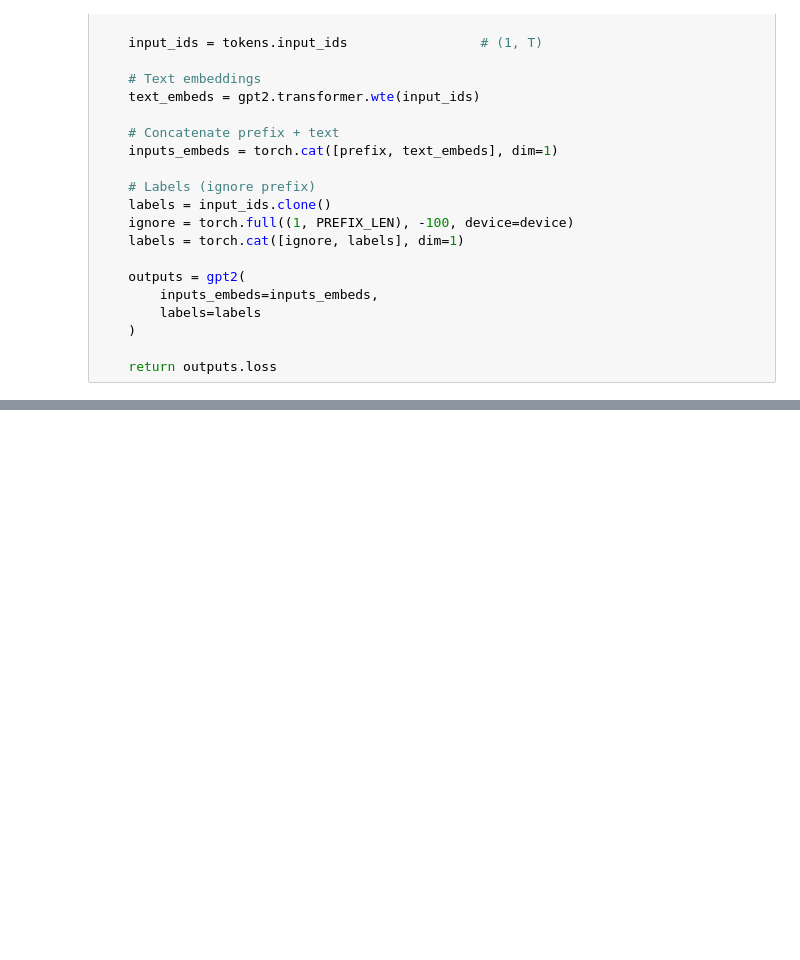
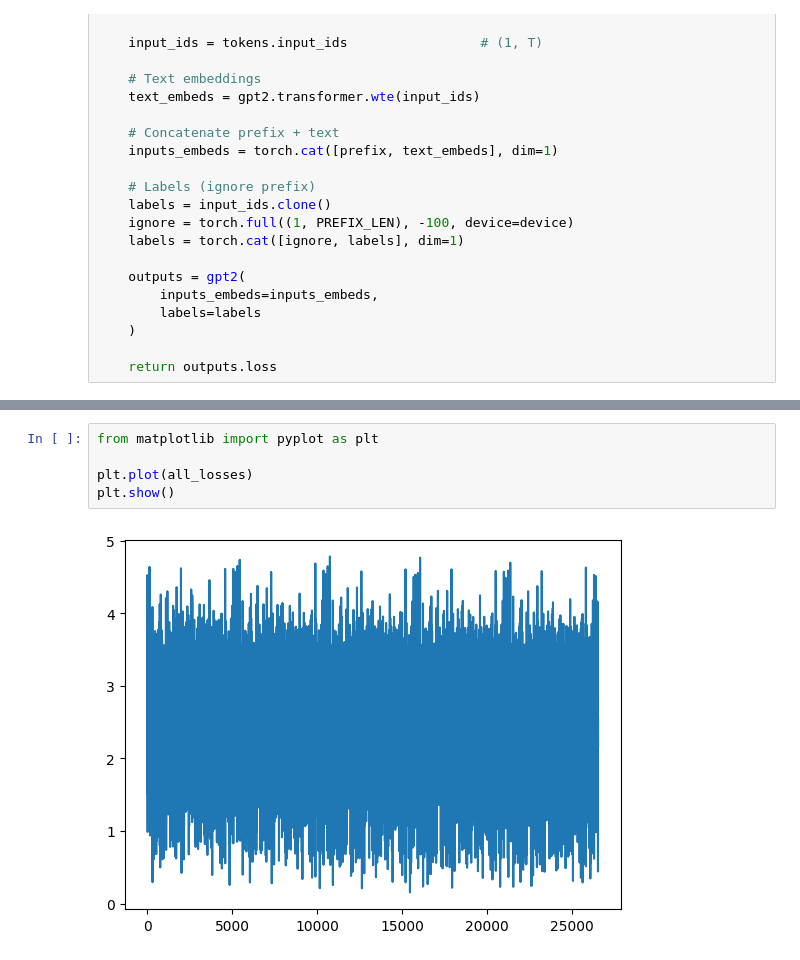
Before and after one commit to raccoon-42/audio-caption, a Jupyter notebook: 04_train/test.ipynb, the cells around one changed output, grey strips where cells are left out. Cells and saved outputs as stored; diff of their text form; blank space fills up the shorter version.

```diff
--- a/04_train/test.ipynb
+++ b/04_train/test.ipynb
@@ -139,0 +200,7 @@ NameError: name 'ds' is not defined
+# %%
+from matplotlib import pyplot as plt
+
+plt.plot(all_losses)
+plt.show()
+# %% [output]
+[figure, added]
```
Also changed, not shown: parts of 13 cells of this notebook, 3 other files.
